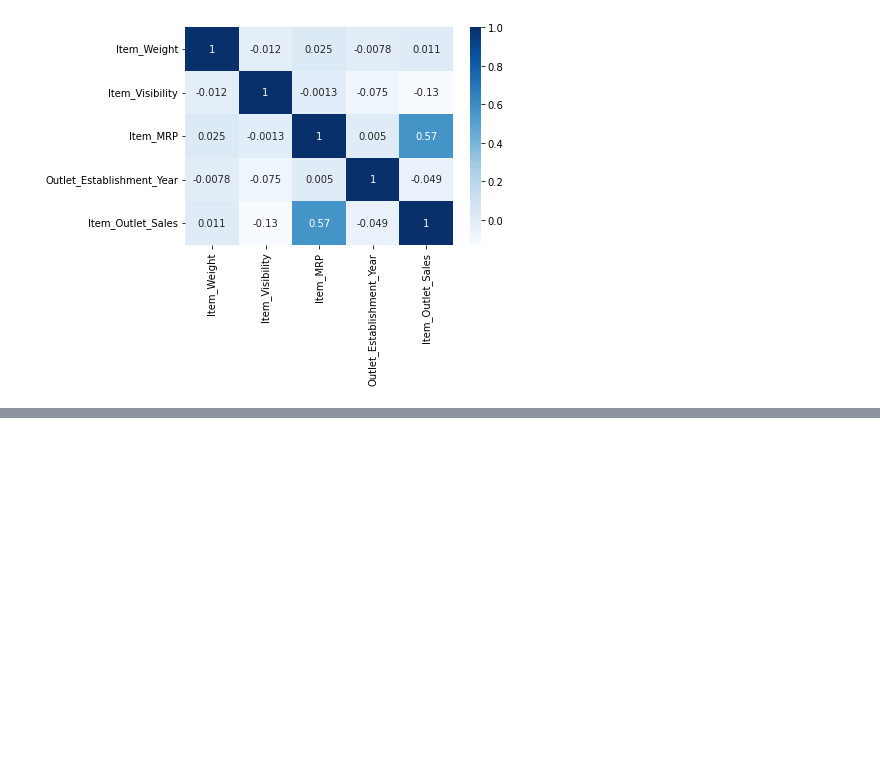
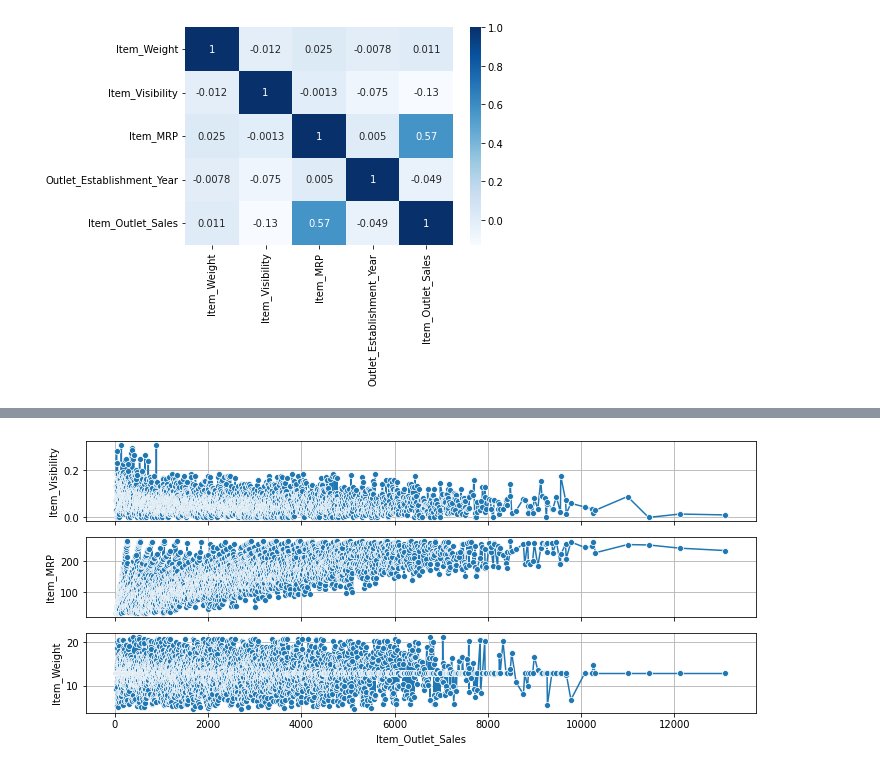
Before and after one commit to nour614/food-sales-prediction, a Jupyter notebook: Nour_Tafa_Project_Sales_predictions.ipynb, the cells around one changed output, grey strips where cells are left out. Drawn from its saved outputs; the diff is of its cells as text; code cells hidden in the pictures; blank space fills up the shorter version.

```diff
--- a/Nour_Tafa_Project_Sales_predictions.ipynb
+++ b/Nour_Tafa_Project_Sales_predictions.ipynb
@@ -338,0 +347,15 @@ plt.show()
+# %%
+fig, axes = plt.subplots(nrows = 3, figsize = (12,5), sharex = True)
+
+sns.lineplot(data = df_salesp, x = 'Item_Outlet_Sales', y = 'Item_Visibility', ci = None, marker = 'o', ax = axes[0])
+
+sns.lineplot(data = df_salesp, x = 'Item_Outlet_Sales', y = 'Item_MRP', ci = None, marker = 'o', ax = axes[1])
+
+sns.lineplot(data = df_salesp, x ='Item_Outlet_Sales', y = 'Item_Weight', ci = None, marker = 'o', ax = axes[2])
+
+ax.set_title('Does Item visibility,Item_MRP and Item_Weight effect Item_Outlet_Sales')
+
+#list comprehension
+[ax.grid() for ax in axes];
+# %% [output]
+[figure, added]
```
Also changed, not shown: parts of 4 cells of this notebook.
